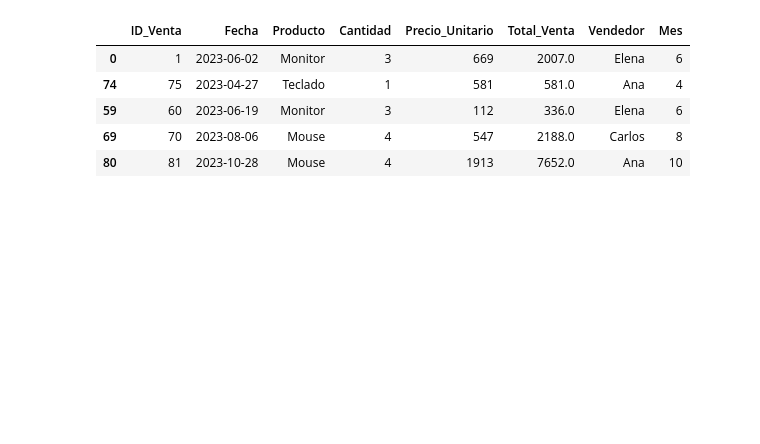
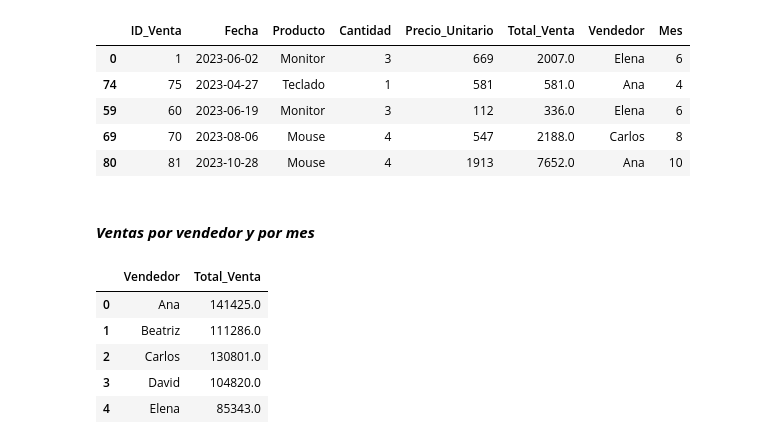
Before and after one commit to alejolondonm/Prueba-Analista-Desarrollador, a Jupyter notebook: Notebook_PT.ipynb, the cells around one changed output. Drawn from its saved outputs; the diff is of its cells as text; code cells hidden in the pictures; blank space fills up the shorter version.

```diff
--- a/Notebook_PT.ipynb
+++ b/Notebook_PT.ipynb
@@ -170,3 +178,5 @@ df_2023.sample(5)
 | 59 | 60 | 2023-06-19 | Monitor | 3 | 112 | 336.0 | Elena | 6 |
 | 69 | 70 | 2023-08-06 | Mouse | 4 | 547 | 2188.0 | Carlos | 8 |
 | 80 | 81 | 2023-10-28 | Mouse | 4 | 1913 | 7652.0 | Ana | 10 |
+# %% [markdown]
+#### ***Ventas por vendedor y por mes***
@@ -172,0 +189,9 @@ df_2023.sample(5)
+# %%
+ventas_por_vendedor
+# %% [output]
+|  | Vendedor | Total_Venta |
+| 0 | Ana | 141425.0 |
+| 1 | Beatriz | 111286.0 |
+| 2 | Carlos | 130801.0 |
+| 3 | David | 104820.0 |
+| 4 | Elena | 85343.0 |
```
Also changed, not shown: parts of 8 cells of this notebook.
